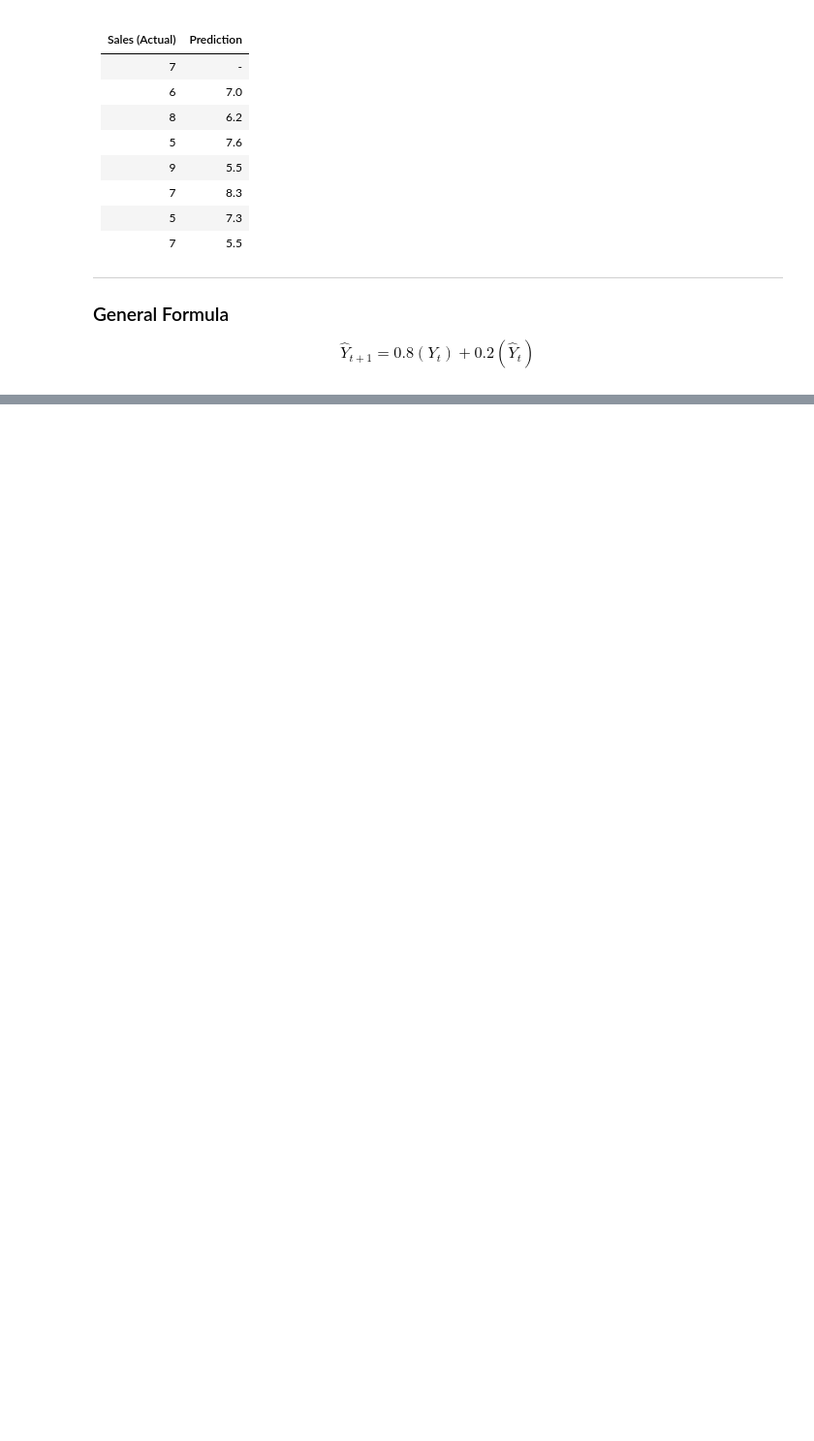
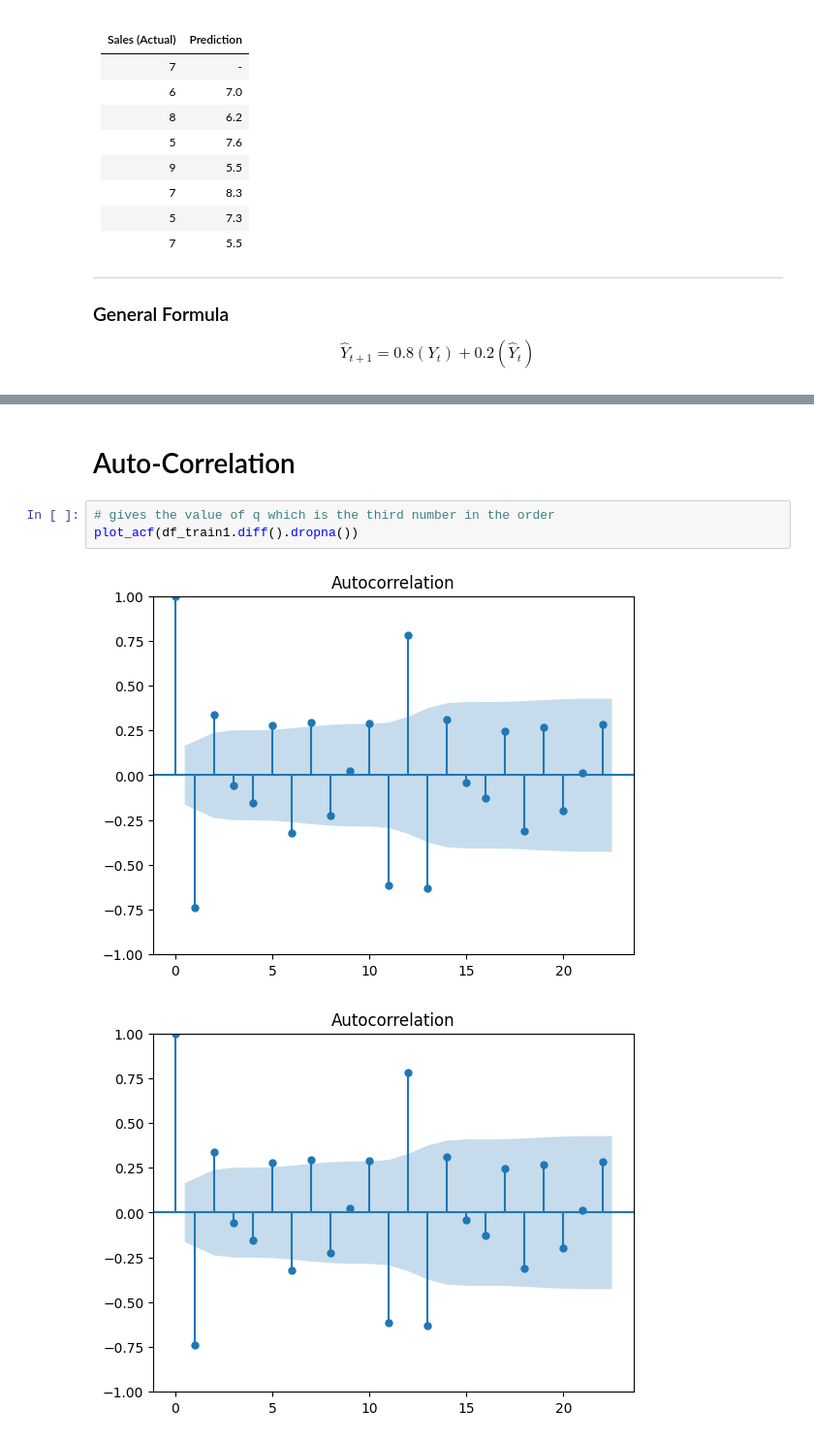
Before and after one commit to Omkar210/Statistics-and-ML, a Jupyter notebook: Day23.ipynb, the cells around one changed output, grey strips where cells are left out. Shown at 97% size. Cells and saved outputs as stored; diff of their text form; blank space fills up the shorter version.

```diff
--- a/Day23.ipynb
+++ b/Day23.ipynb
@@ -413,0 +809,8 @@ $$
+# %% [markdown]
+# Auto-Correlation
+# %%
+# gives the value of q which is the third number in the order
+plot_acf(df_train1.diff().dropna())
+# %% [output]
+[figure, added]
+[figure, added]
```
Also changed, not shown: parts of 18 cells of this notebook.
